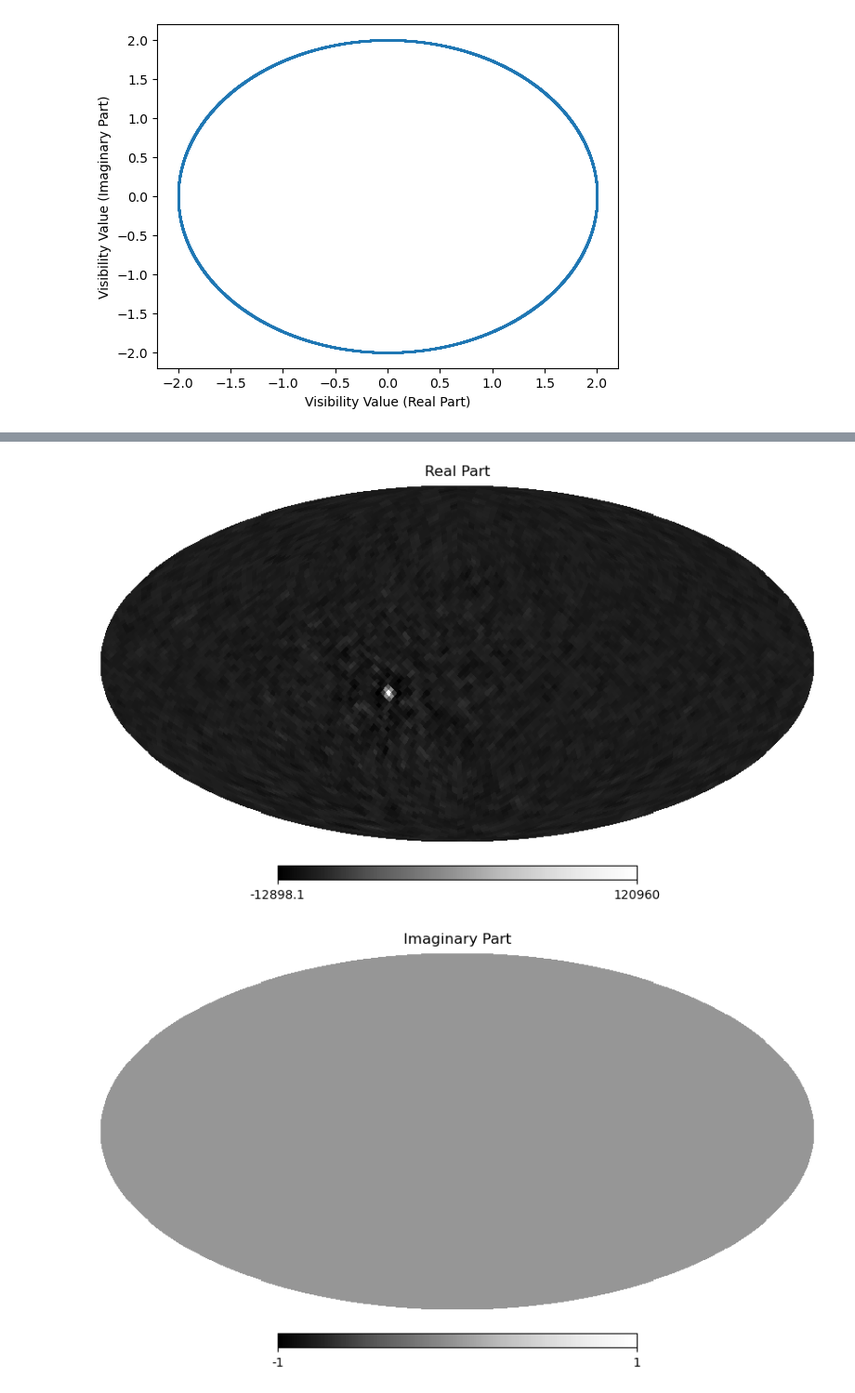
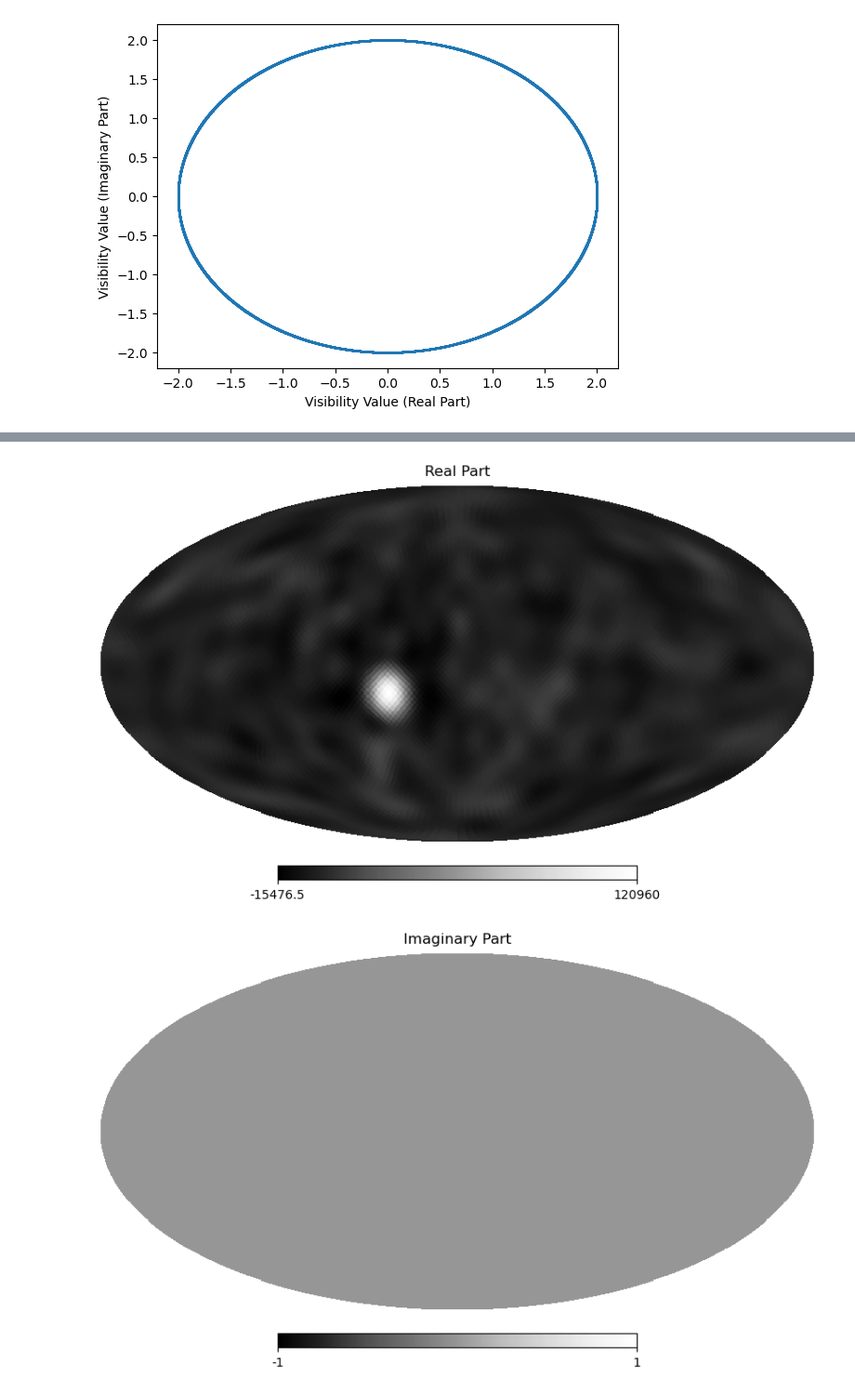
Before and after one commit to rlbyrne/radio3D, a Jupyter notebook: imaging_test.ipynb, the cells around one changed output, grey strips where cells are left out. Shown at 93% size. Cells and saved outputs as stored; diff of their text form; code cells hidden in the pictures.

```diff
--- a/imaging_test.ipynb
+++ b/imaging_test.ipynb
@@ -13,7 +13,7 @@ reload(image3d)
 # %% [output]
 <module 'image3d' from '/Users/ruby/Astro/radio3D/image3d.py'>
 # %%
-bl_coords = image3d.get_baselines()
+u_vals = image3d.get_u(freq_hz=70e6)
 # %%
 # Create a map to simulate
 nside = 32
@@ -42,7 +42,7 @@ plt.show()
 [figure]
 # %%
 visibilities = image3d.simulate_visibilities(
-    bl_coords,
+    u_vals,
     healpix_pixel_vals,
 )
 # %%
@@ -140,32 +56,32 @@ plt.show()
 # %%
-reconstructed_pixel_vals_4 = image3d.pixel_based_imaging(
+reconstructed_pixel_vals = image3d.pixel_based_imaging(
     visibilities,
-    bl_coords,
+    u_vals,
     nside,
 )
 # %%
 proj = healpy.mollview(
-    map=np.real(reconstructed_pixel_vals_4),
+    map=np.real(reconstructed_pixel_vals),
     coord="C",  # Assume map is in celestial coordinates
     nest=False,
     title="Real Part",
     cbar=True,
     cmap='Greys_r',
     return_projected_map=False,
     notext=True,
     unit=None
 )
 proj = healpy.mollview(
-    map=np.imag(reconstructed_pixel_vals_4),
+    map=np.imag(reconstructed_pixel_vals),
     coord="C",  # Assume map is in celestial coordinates
     nest=False,
     title="Imaginary Part",
     cbar=True,
     cmap='Greys_r',
     return_projected_map=False,
     notext=True,
     unit=None
 )
 # %% [output]
-[figure, old version]
+[figure, new version]
 [figure]
```
Also changed, not shown: parts of 10 cells of this notebook, 1 other file.
